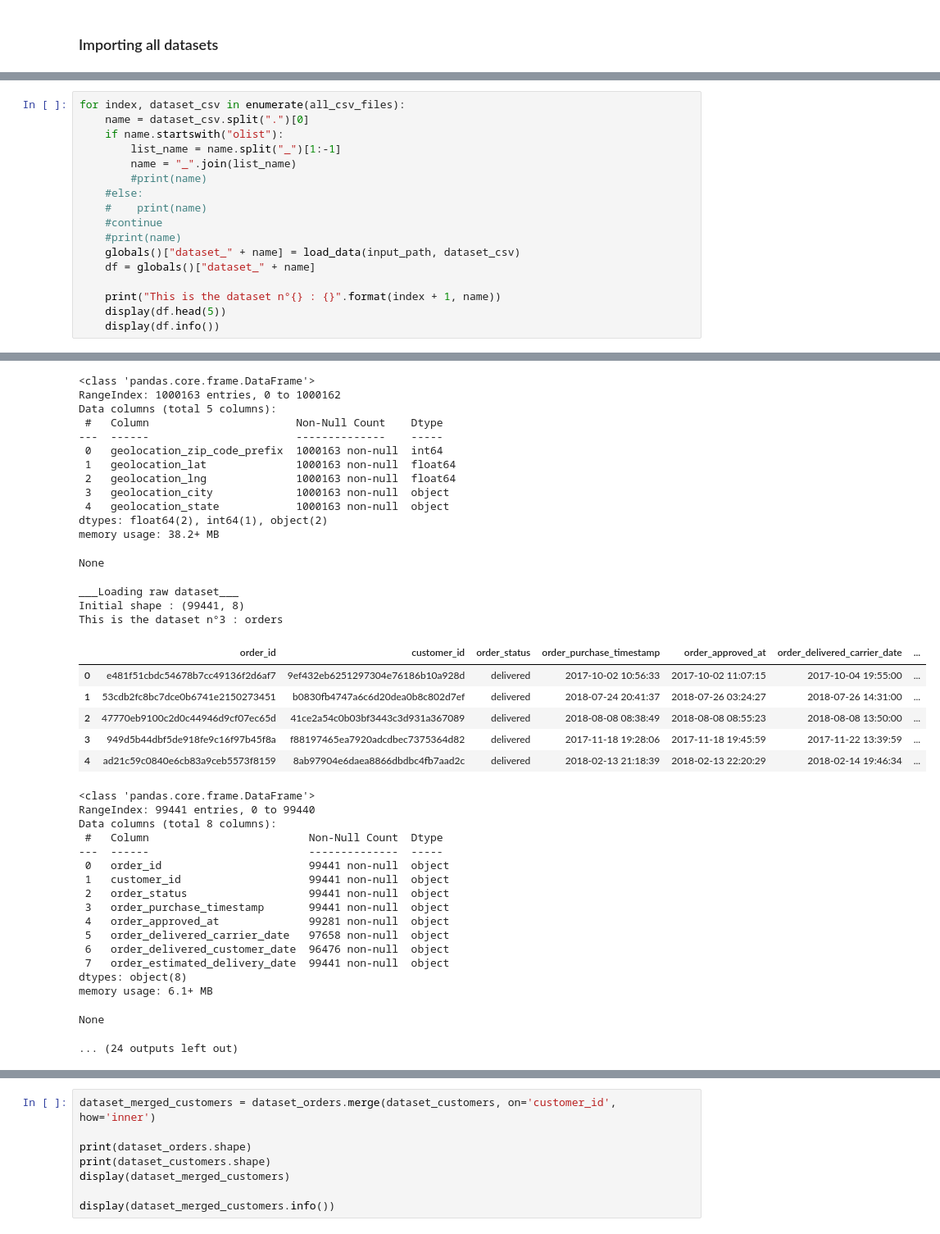
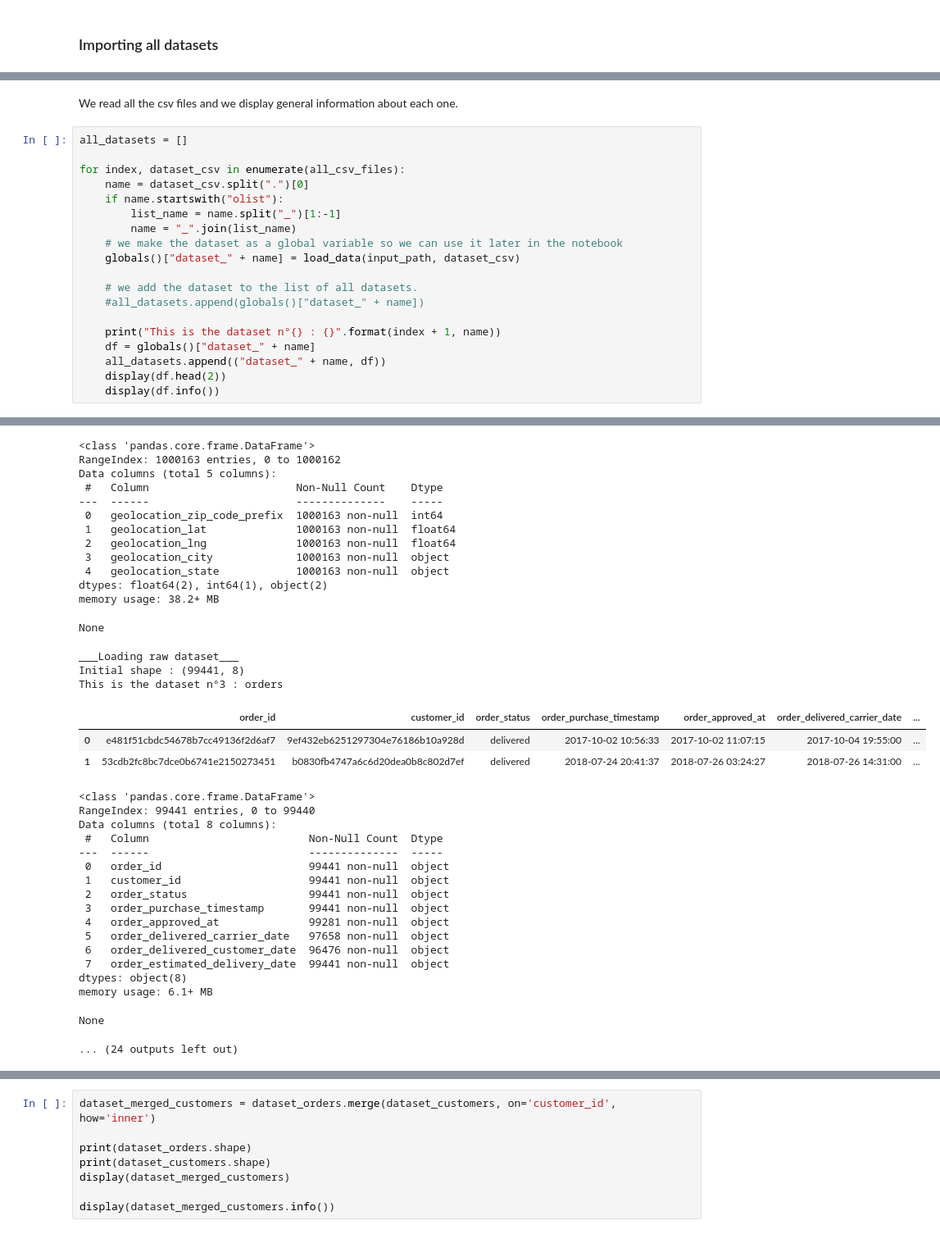
Before and after one commit to oumeima-elgharbi/P5_Data_Science_OpenClassrooms, a Jupyter notebook: P5_01_exploration.ipynb, the cells around one changed output, grey strips where cells are left out. Shown: that part at 82% size. Cells and saved outputs as stored; diff of their text form.

```diff
--- a/P5_01_exploration.ipynb
+++ b/P5_01_exploration.ipynb
@@ -33,19 +45,23 @@ print(all_csv_files)
+# %% [markdown]
+We read all the csv files and we display general information about each one.
 # %%
+all_datasets = []
+
 for index, dataset_csv in enumerate(all_csv_files):
     name = dataset_csv.split(".")[0]
     if name.startswith("olist"):
         list_name = name.split("_")[1:-1]
         name = "_".join(list_name)
-        #print(name)
-    #else:
-    #    print(name)
-    #continue
-    #print(name)
+    # we make the dataset as a global variable so we can use it later in the notebook
     globals()["dataset_" + name] = load_data(input_path, dataset_csv)
-    df = globals()["dataset_" + name]
+
+    # we add the dataset to the list of all datasets.
+    #all_datasets.append(globals()["dataset_" + name])
 
     print("This is the dataset n°{} : {}".format(index + 1, name))
-    display(df.head(5))
+    df = globals()["dataset_" + name]
+    all_datasets.append(("dataset_" + name, df))
+    display(df.head(2))
     display(df.info())
 # %% [output]
 ___Loading raw dataset___
@@ -82,25 +92,22 @@ This is the dataset n°2 : geolocation
 <class 'pandas.core.frame.DataFrame'>
 RangeIndex: 1000163 entries, 0 to 1000162
 Data columns (total 5 columns):
  #   Column                       Non-Null Count    Dtype
 ---  ------                       --------------    -----
  0   geolocation_zip_code_prefix  1000163 non-null  int64
  1   geolocation_lat              1000163 non-null  float64
  2   geolocation_lng              1000163 non-null  float64
  3   geolocation_city             1000163 non-null  object
  4   geolocation_state            1000163 non-null  object
 dtypes: float64(2), int64(1), object(2)
 memory usage: 38.2+ MB
 None
 ___Loading raw dataset___
 Initial shape : (99441, 8)
 This is the dataset n°3 : orders
 |  | order_id | customer_id | order_status | order_purchase_timestamp | order_approved_at | order_delivered_carrier_date | ... |
 | 0 | e481f51cbdc54678b7cc49136f2d6af7 | 9ef432eb6251297304e76186b10a928d | delivered | 2017-10-02 10:56:33 | 2017-10-02 11:07:15 | 2017-10-04 19:55:00 | ... |
 | 1 | 53cdb2fc8bc7dce0b6741e2150273451 | b0830fb4747a6c6d20dea0b8c802d7ef | delivered | 2018-07-24 20:41:37 | 2018-07-26 03:24:27 | 2018-07-26 14:31:00 | ... |
-| 2 | 47770eb9100c2d0c44946d9cf07ec65d | 41ce2a54c0b03bf3443c3d931a367089 | delivered | 2018-08-08 08:38:49 | 2018-08-08 08:55:23 | 2018-08-08 13:50:00 | ... |
-| 3 | 949d5b44dbf5de918fe9c16f97b45f8a | f88197465ea7920adcdbec7375364d82 | delivered | 2017-11-18 19:28:06 | 2017-11-18 19:45:59 | 2017-11-22 13:39:59 | ... |
-| 4 | ad21c59c0840e6cb83a9ceb5573f8159 | 8ab97904e6daea8866dbdbc4fb7aad2c | delivered | 2018-02-13 21:18:39 | 2018-02-13 22:20:29 | 2018-02-14 19:46:34 | ... |
 <class 'pandas.core.frame.DataFrame'>
 RangeIndex: 99441 entries, 0 to 99440
 Data columns (total 8 columns):
```
Also changed, not shown: parts of 52 cells of this notebook.
